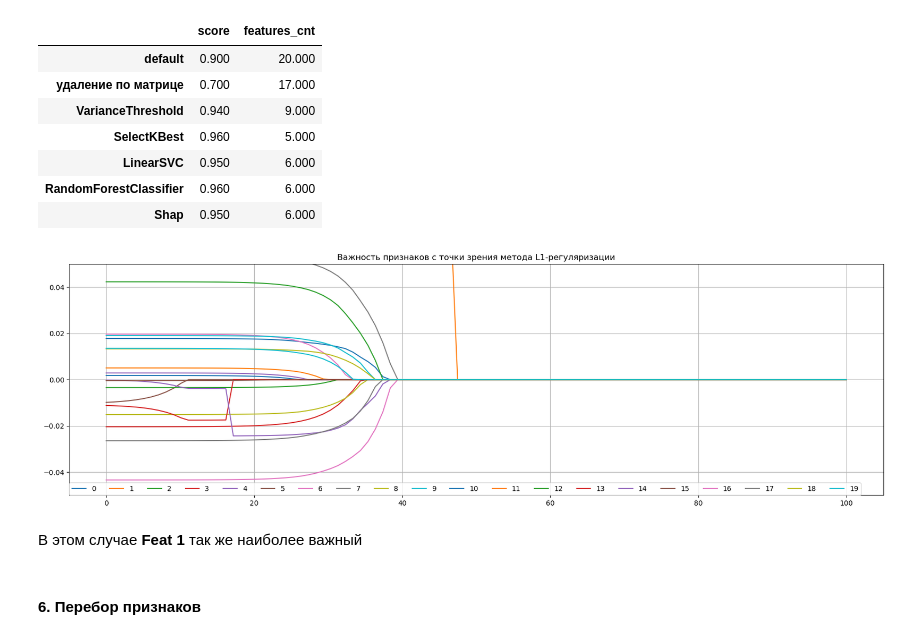
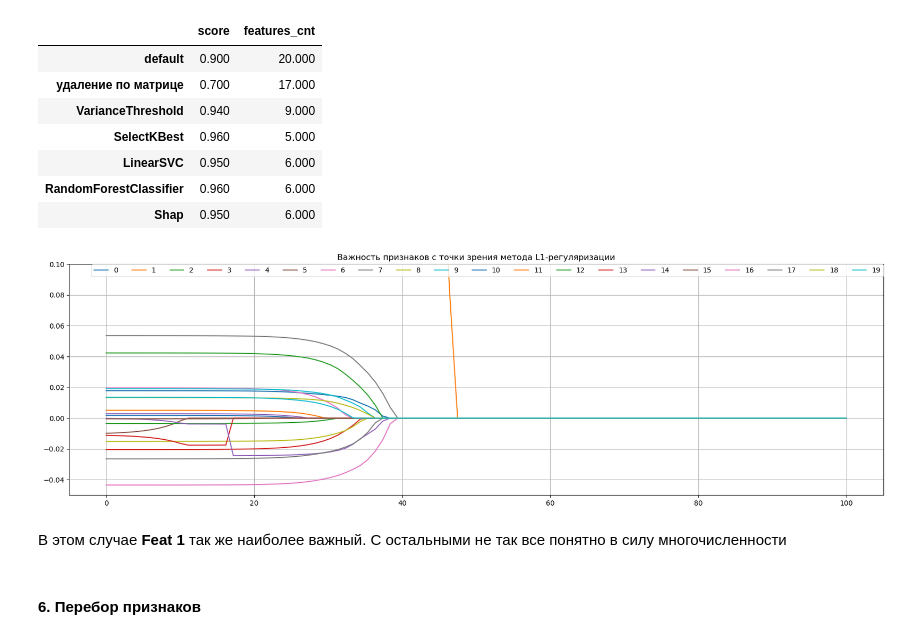
Before and after one commit to choodnovsky/Netilogiya_degp13, a Jupyter notebook: dz_8.11.ipynb, the cells around one changed output. Saved outputs shown, nothing was run; the diff lists cells and outputs as text; code cells hidden in the pictures.

```diff
--- a/dz_8.11.ipynb
+++ b/dz_8.11.ipynb
@@ -299,23 +299,23 @@ res.T
 # %%
 X_sc = StandardScaler().fit_transform(data)
 lg_l, pred_l = [], []
 list_l = list(2**np.linspace(-20, 20, 100))
 for i in range(len(list_l)):
     m_l = Lasso(alpha=list_l[i]).fit(X_sc, y_data_generated)
     lg_l.append(m_l)
     pred_l.append(m_l.coef_)
 plt.figure(figsize=(21, 6))
 x_l = np.linspace(0, len(pred_l), len(pred_l))
 for i in np.vstack(pred_l).T:
     sns.lineplot(x_l, np.sign(i) * np.abs(i))
-plt.ylim(-0.05, 0.05)
+plt.ylim(-0.05, 0.1)
 plt.legend(data.columns, ncol = len(data.columns), borderaxespad=0.)
 plt.title('Важность признаков с точки зрения метода L1-регуляризации')
 plt.grid()
 # %% [output]
-[figure, old version]
+[figure, new version]
 # %% [markdown]
-В этом случае __Feat 1__ так же наиболее важный
+В этом случае __Feat 1__ так же наиболее важный. С остальными не так все понятно в силу многочисленности
 # %% [markdown]
 #### 6. Перебор признаков
 # %% [markdown]
```
